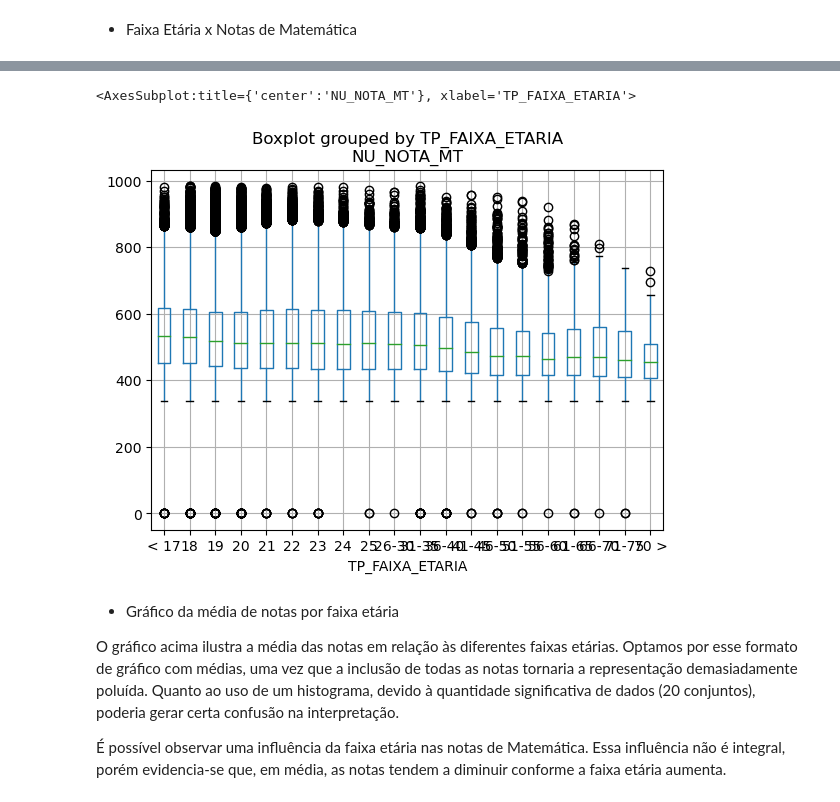
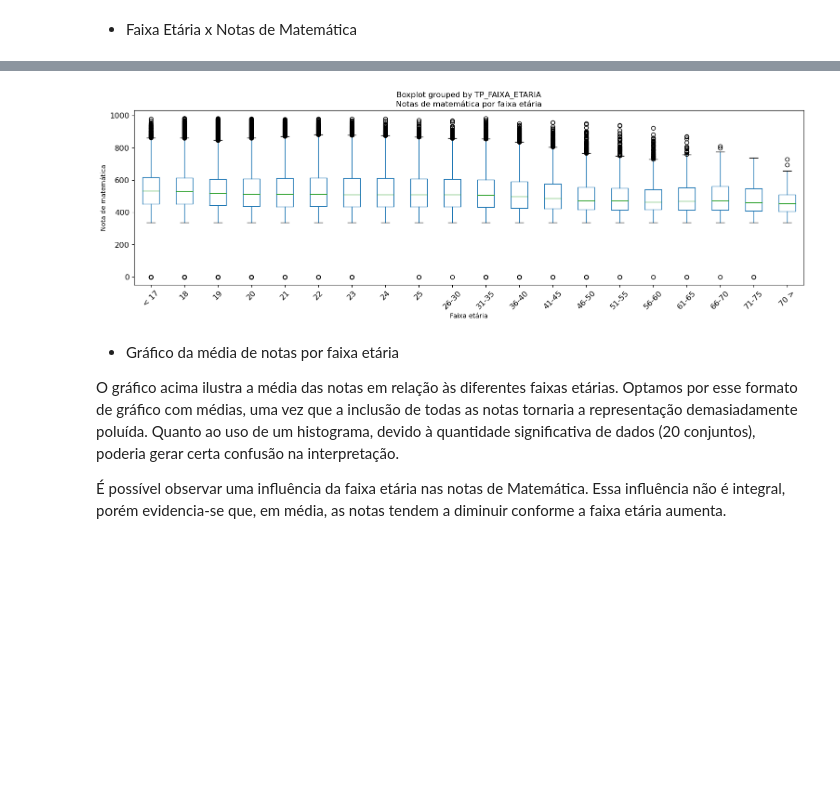
Before and after one commit to MateusMarinheiro18/Projeto-2-Ciencia-dos-Dados, a Jupyter notebook: principal.ipynb, the cells around one changed output, grey strips where cells are left out. Saved outputs shown, nothing was run; the diff lists cells and outputs as text; code cells hidden in the pictures; blank space fills up the shorter version.

```diff
--- a/principal.ipynb
+++ b/principal.ipynb
@@ -178,8 +190,11 @@ plt.show()
-# %%
-dados.boxplot(column='NU_NOTA_MT', by='TP_FAIXA_ETARIA')
-# %% [output]
-<AxesSubplot:title={'center':'NU_NOTA_MT'}, xlabel='TP_FAIXA_ETARIA'>
-[figure, removed]
+# %%
+dados.boxplot(column='NU_NOTA_MT', by='TP_FAIXA_ETARIA', figsize=(18, 5), grid=False, fontsize=12, rot=45)
+plt.title('Notas de matemática por faixa etária')
+plt.xlabel('Faixa etária')
+plt.ylabel('Nota de matemática')
+plt.show()
+# %% [output]
+[figure, added]
 # %% [markdown]
 - Gráfico da média de notas por faixa etária
 
```
Also changed, not shown: parts of 9 cells of this notebook.
